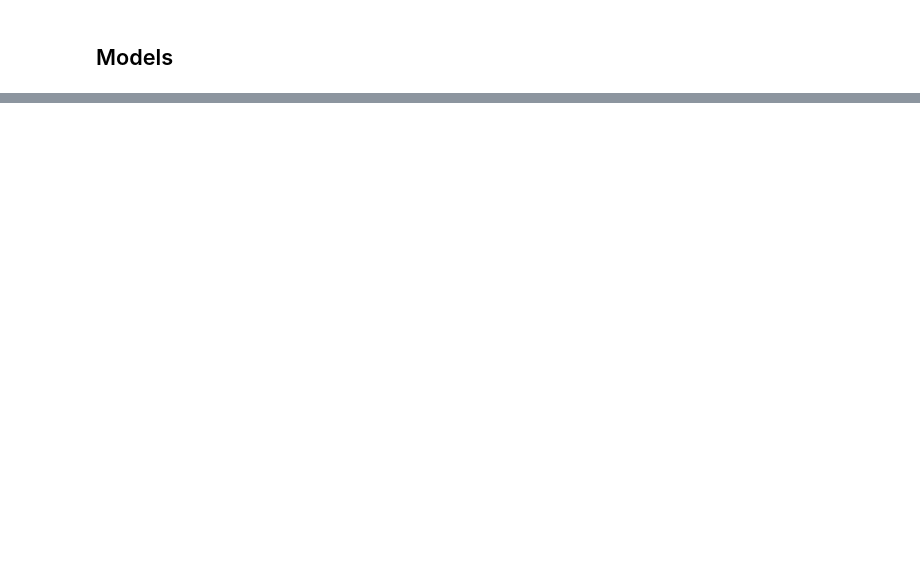
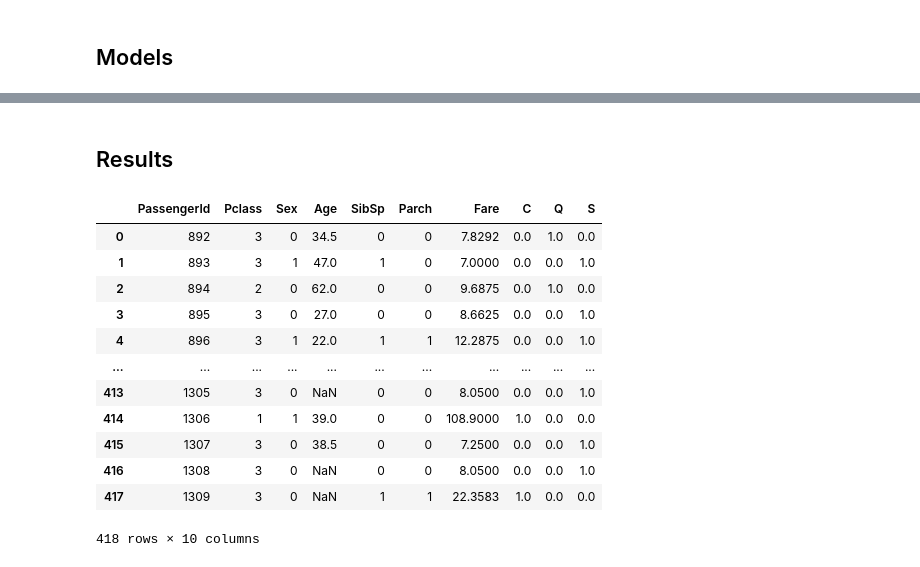
Before and after one commit to draykophoenix/kaggle-titanic, a Jupyter notebook: titanic.ipynb, the cells around one changed output, grey strips where cells are left out. Cells and saved outputs as stored; diff of their text form; code cells hidden in the pictures; blank space fills up the shorter version.

```diff
--- a/titanic.ipynb
+++ b/titanic.ipynb
@@ -122,0 +127,24 @@ for col in cont_cols: plot_continuous(col)
+# %%
+def process_categoricals(df):
+    df = df.drop(columns=['Name', 'Ticket'])
+
+    translator_sex = {
+        'male': 0,
+        'female': 1
+    }
+    df['Sex'] = df['Sex'].map(lambda x: translator_sex[x])
+
+    translator_embarked = {
+        'C': 0,
+        'Q': 1,
+        'S': 2,
+    }
+    df['Embarked'] = df['Embarked'].map(lambda x: translator_embarked[x])
+
+
+    one_hot_embarked = np.eye(3)[np.array(df['Embarked'])]
+    embarked_df = pd.DataFrame(one_hot_embarked, columns=translator_embarked.keys())
+    df = df.join(embarked_df)
+
+    df = df.drop(columns='Embarked')
+    return df
@@ -211,0 +228,22 @@ weighted avg       0.77      0.78      0.77       107
+# %% [markdown]
+## Results
+# %%
+res_data = pd.read_csv('test.csv')
+# %%
+res_data = process_categoricals(res_data)
+res_data = res_data.drop(columns='Cabin')
+res_data
+# %% [output]
+|  | PassengerId | Pclass | Sex | Age | SibSp | Parch | Fare | C | Q | S |
+| 0 | 892 | 3 | 0 | 34.5 | 0 | 0 | 7.8292 | 0.0 | 1.0 | 0.0 |
+| 1 | 893 | 3 | 1 | 47.0 | 1 | 0 | 7.0000 | 0.0 | 0.0 | 1.0 |
+| 2 | 894 | 2 | 0 | 62.0 | 0 | 0 | 9.6875 | 0.0 | 1.0 | 0.0 |
+| 3 | 895 | 3 | 0 | 27.0 | 0 | 0 | 8.6625 | 0.0 | 0.0 | 1.0 |
+| 4 | 896 | 3 | 1 | 22.0 | 1 | 1 | 12.2875 | 0.0 | 0.0 | 1.0 |
+| ... | ... | ... | ... | ... | ... | ... | ... | ... | ... | ... |
+| 413 | 1305 | 3 | 0 | NaN | 0 | 0 | 8.0500 | 0.0 | 0.0 | 1.0 |
+| 414 | 1306 | 1 | 1 | 39.0 | 0 | 0 | 108.9000 | 1.0 | 0.0 | 0.0 |
+| 415 | 1307 | 3 | 0 | 38.5 | 0 | 0 | 7.2500 | 0.0 | 0.0 | 1.0 |
+| 416 | 1308 | 3 | 0 | NaN | 0 | 0 | 8.0500 | 0.0 | 0.0 | 1.0 |
+| 417 | 1309 | 3 | 0 | NaN | 1 | 1 | 22.3583 | 1.0 | 0.0 | 0.0 |
+418 rows × 10 columns
```
Also changed, not shown: parts of 29 cells of this notebook.
